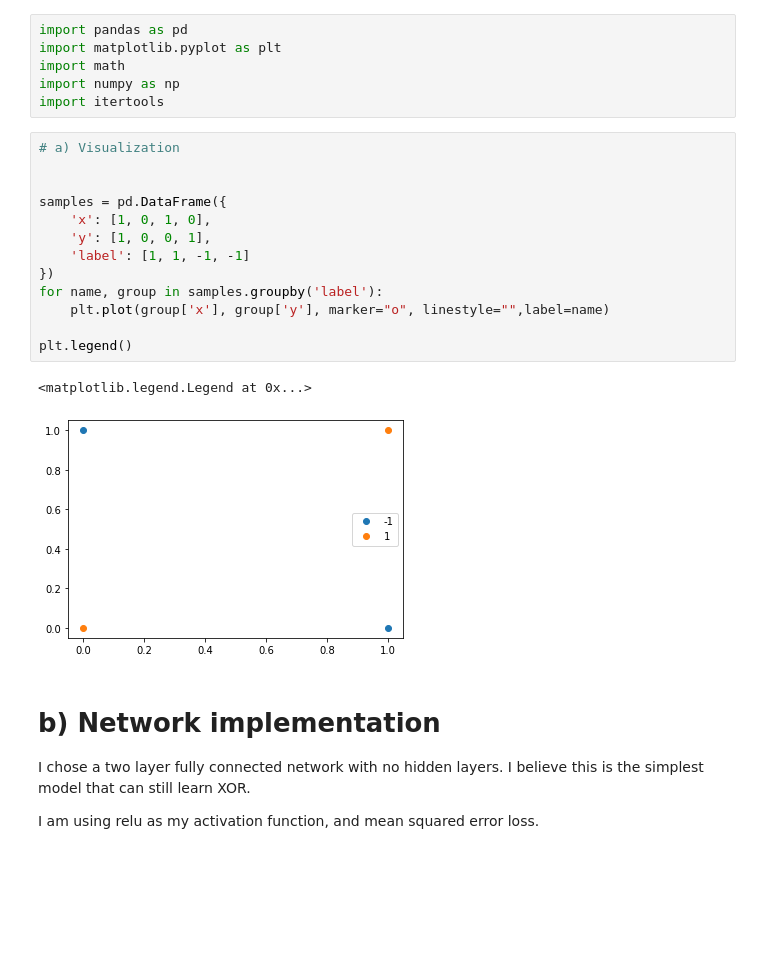
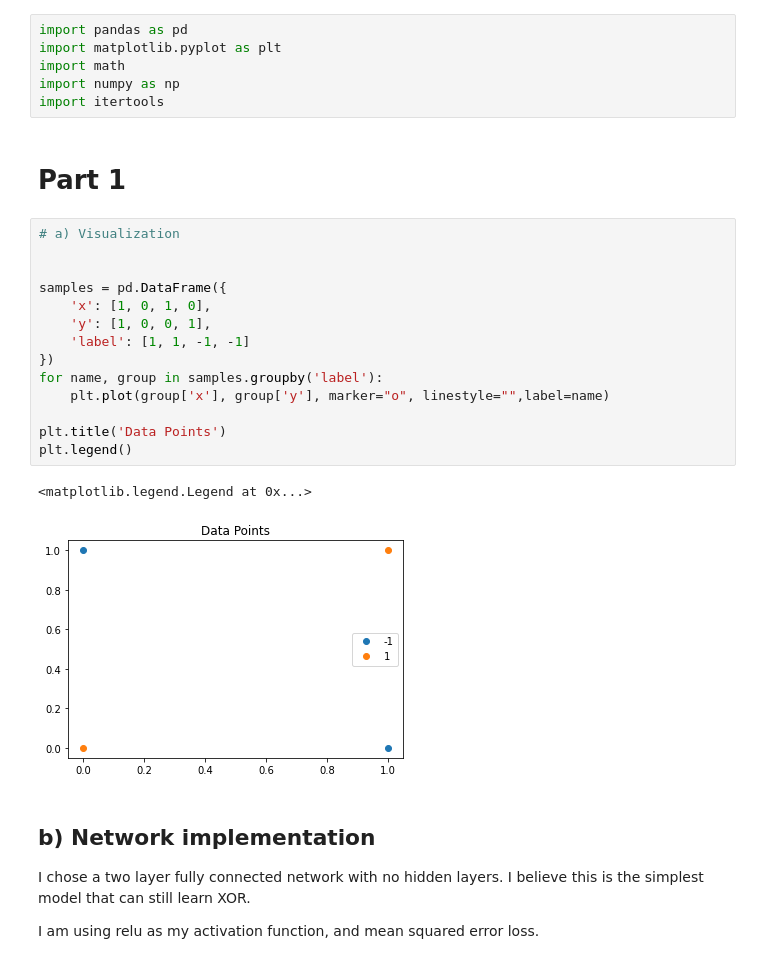
Before and after one commit to ezhang7423/ece180, a Jupyter notebook: hw5/xor.ipynb, the cells around one changed output. Drawn from its saved outputs; the diff is of its cells as text; blank space fills up the shorter version.

```diff
--- a/hw5/xor.ipynb
+++ b/hw5/xor.ipynb
@@ -4,25 +4,28 @@ import matplotlib.pyplot as plt
 import math
 import numpy as np
 import itertools
+# %% [markdown]
+# Part 1
 # %%
 # a) Visualization
 
 
 samples = pd.DataFrame({
     'x': [1, 0, 1, 0],
     'y': [1, 0, 0, 1],
     'label': [1, 1, -1, -1]
 })
 for name, group in samples.groupby('label'):
     plt.plot(group['x'], group['y'], marker="o", linestyle="",label=name)
 
+plt.title('Data Points')
 plt.legend()
 # %% [output]
 <matplotlib.legend.Legend at 0x...>
-[figure, old version]
+[figure, new version]
 # %% [markdown]
 
-# b) Network implementation
+## b) Network implementation
 
 I chose a two layer fully connected network with no hidden layers. I believe this is the simplest model that can still learn XOR.
 
```
Also changed, not shown: parts of 25 cells of this notebook, 1 other file.
